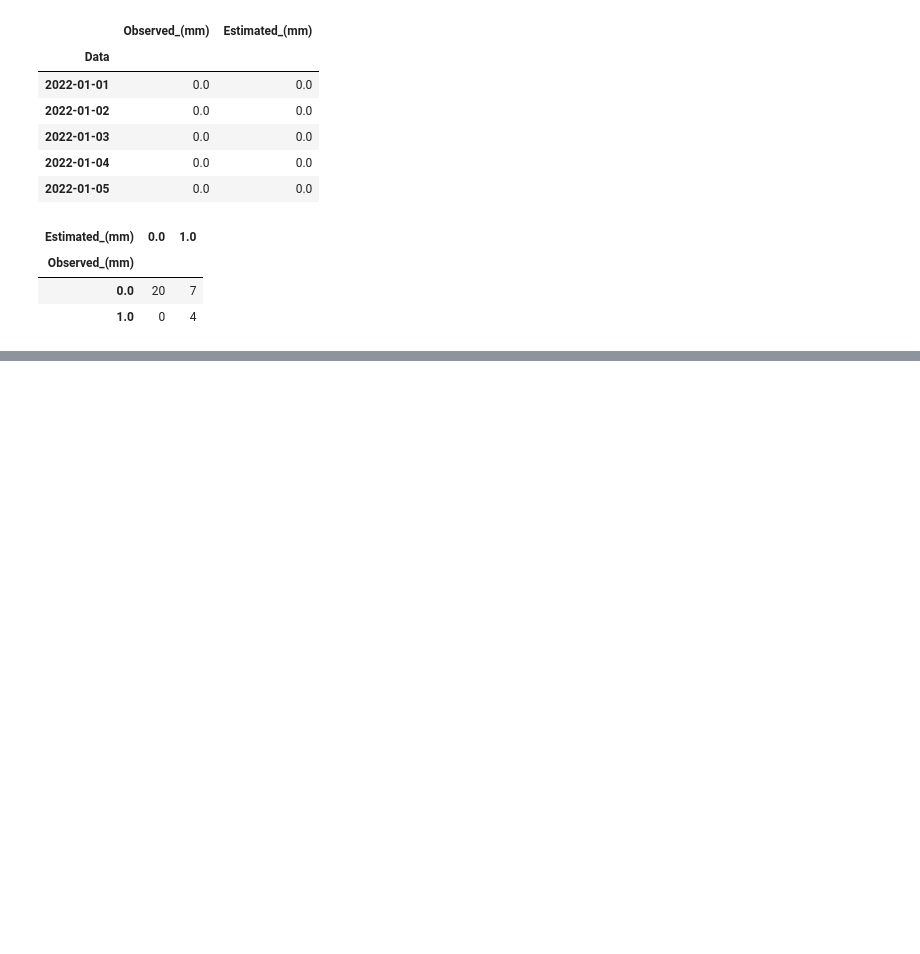
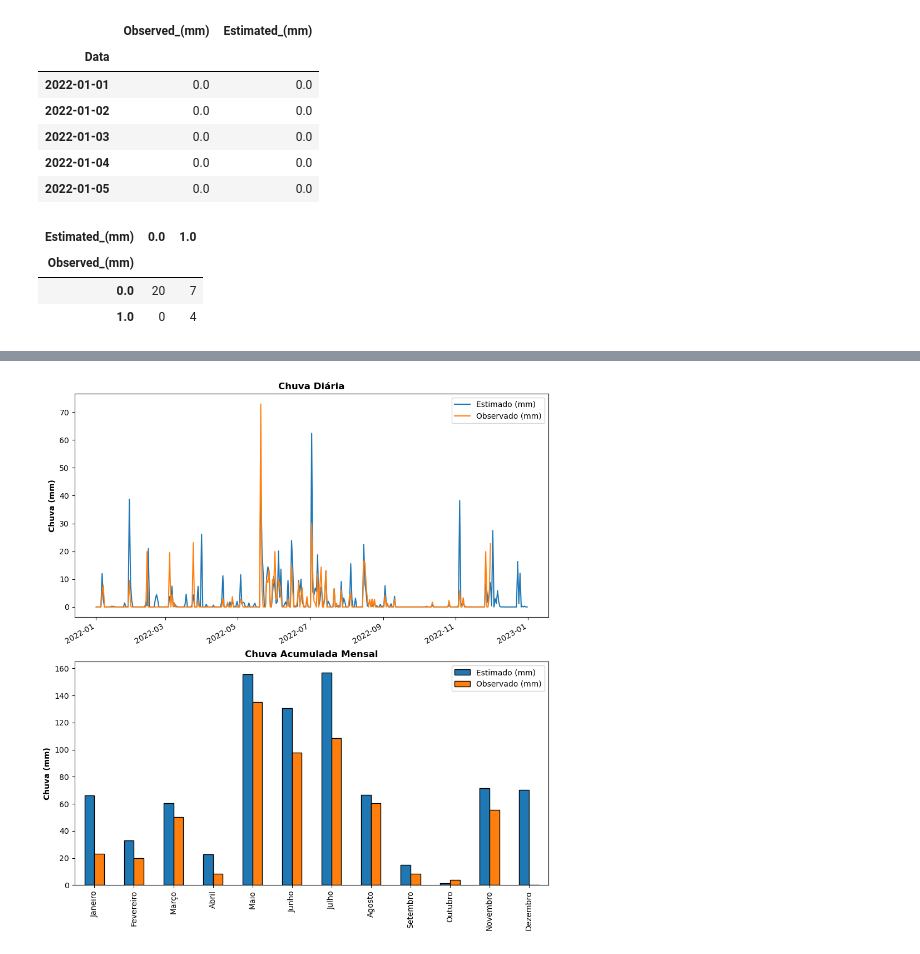
Before and after one commit to flow-ufal/gpm_precipitation_tools, a Jupyter notebook: GPM.ipynb, the cells around one changed output, grey strips where cells are left out. Saved outputs shown, nothing was run; the diff lists cells and outputs as text; code cells hidden in the pictures; blank space fills up the shorter version.

```diff
--- a/GPM.ipynb
+++ b/GPM.ipynb
@@ -344,0 +347,7 @@ pd.crosstab(index=rainfall['Observed_(mm)'], columns=rainfall['Estimated_(mm)'])
+# %%
+# Load data
+import pandas as pd
+
+data = pd.read_excel(io="D:/Pesquisa/PIBIC_23-24/Dados_GPM/Exports/rain_GPM_2022_Delmiro.xlsx",
+                     usecols="A:C",
+                     index_col="Data")
@@ -344,0 +364,21 @@ pd.crosstab(index=rainfall['Observed_(mm)'], columns=rainfall['Estimated_(mm)'])
+# %%
+import matplotlib.pyplot as plt
+import numpy as np
+
+fig, ax = plt.subplots(nrows=2, ncols=1, figsize=(11, 13))
+data.plot(ax=ax[0])
+data.resample("ME").sum().plot(ax=ax[1], kind="bar", edgecolor="k")
+
+ax[0].set_ylabel("Chuva (mm)", fontweight="bold")
+ax[0].set_title("Chuva Diária", fontweight="bold")
+ax[0].set_xlabel("")
+
+ax[1].set_ylabel("Chuva (mm)", fontweight="bold")
+ax[1].set_title("Chuva Acumulada Mensal", fontweight="bold")
+ax[1].set_xlabel("")
+ax[1].set_xticks(ticks=np.arange(12), labels=["Janeiro", "Fevereiro", "Março", "Abril", "Maio", "Junho", "Julho", "Agosto", "Setembro", "Outubro",
+                         "Novembro", "Dezembro"])
+
+plt.show()
+# %% [output]
+[figure, added]
```
Also changed, not shown: parts of 7 cells of this notebook, 2 other files.
